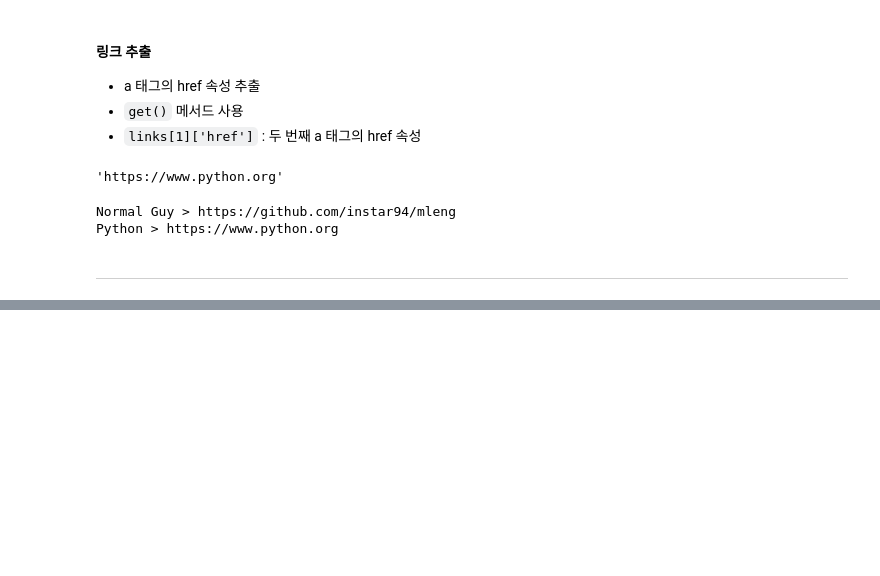
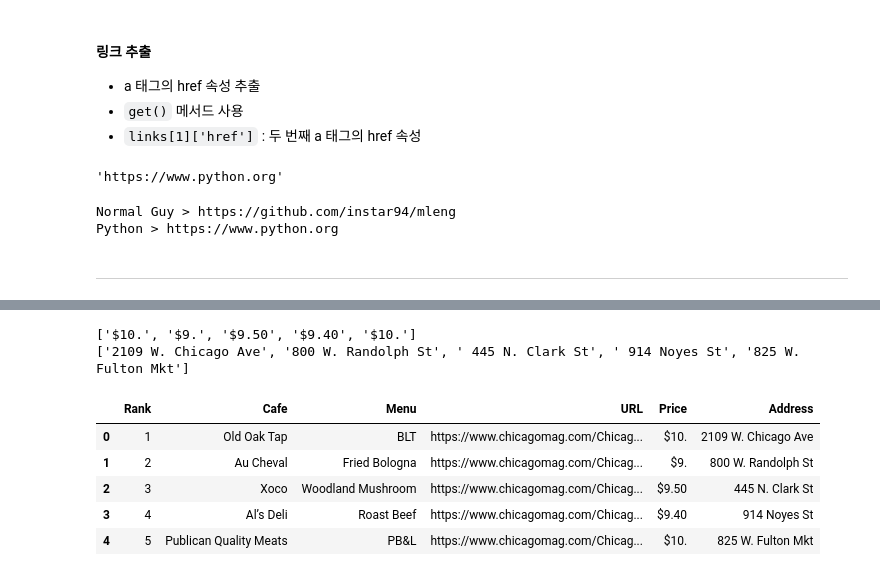
Before and after one commit to instar94/ml_tutorial, a Jupyter notebook: 04.EDA/ds_study/code/03.Web_Data/03.Web_Data.ipynb, the cells around one changed output, grey strips where cells are left out. Drawn from its saved outputs; the diff is of its cells as text; code cells hidden in the pictures; blank space fills up the shorter version.

Commit message:
2025-06-06 BeautifulSoup을 통한 데이터 수집

```diff
--- a/04.EDA/ds_study/code/03.Web_Data/03.Web_Data.ipynb
+++ b/04.EDA/ds_study/code/03.Web_Data/03.Web_Data.ipynb
@@ -284,0 +786,9 @@ Python > https://www.python.org
+# %%
+import re
+### 정규표현식으로 구분자로 데이터 분리
+price_tmp=re.split(".,",price_tmp)[0]
+
+### 정규표현식으로 데이터 서치
+tmp=re.search("(\$\d+\.(\d+)?)", price_tmp).group()
+### 주소 가져오기 : 가격 위치 + 2부터 쭉
+price_tmp[len(tmp) + 2:]
@@ -284,0 +815,15 @@ Python > https://www.python.org
+# %%
+### 파이썬스럽게 바꾸기
+### for 문을 통해 데이터를 받음
+price=[]
+addr = []
+for i,r in df[:3].iterrows():
+    req = Request(r["URL"], headers={"User-Agent": UserAgent().chrome})
+    html = urlopen(req).read()
+    soup_tmp = BeautifulSoup(html, "html.parser")
+    gettings =soup_tmp.find("p","addy").text
+    price_tmp = re.split(".,",gettings)[0]
+    tmp = re.search("(\$\d+\.(\d+)?)", price_tmp).group()
+    price.append(tmp)
+    addr.append(price_tmp[len(tmp) + 2:])
+    print(i)
@@ -284,0 +837,17 @@ Python > https://www.python.org
+# %%
+from tqdm import tqdm
+
+### 파이썬스럽게 바꾸기
+### for 문을 통해 데이터를 받음
+price=[]
+addr = []
+for i,r in tqdm(df.iterrows()):
+    req = Request(r["URL"], headers={"User-Agent": UserAgent().chrome})
+    html = urlopen(req).read()
+    soup_tmp = BeautifulSoup(html, "html.parser")
+    gettings =soup_tmp.find("p","addy").text
+    price_tmp = re.split(".,",gettings)[0]
+    tmp = re.search("(\$\d+\.(\d+)?)", price_tmp).group()
+    price.append(tmp)
+    addr.append(price_tmp[len(tmp) + 2:])
+    print(i)
@@ -284,0 +872,17 @@ Python > https://www.python.org
+# %%
+print(price[:5])
+print(addr[:5])
+# %% [output]
+['$10.', '$9.', '$9.50', '$9.40', '$10.']
+['2109 W. Chicago Ave', '800 W. Randolph St', ' 445 N. Clark St', ' 914 Noyes St', '825 W. Fulton Mkt']
+# %%
+df["Price"] = price
+df["Address"] = addr
+df.head()
+# %% [output]
+|  | Rank | Cafe | Menu | URL | Price | Address |
+| 0 | 1 | Old Oak Tap | BLT | https://www.chicagomag.com/Chicag... | $10. | 2109 W. Chicago Ave |
+| 1 | 2 | Au Cheval | Fried Bologna | https://www.chicagomag.com/Chicag... | $9. | 800 W. Randolph St |
+| 2 | 3 | Xoco | Woodland Mushroom | https://www.chicagomag.com/Chicag... | $9.50 | 445 N. Clark St |
+| 3 | 4 | Al’s Deli | Roast Beef | https://www.chicagomag.com/Chicag... | $9.40 | 914 Noyes St |
+| 4 | 5 | Publican Quality Meats | PB&L | https://www.chicagomag.com/Chicag... | $10. | 825 W. Fulton Mkt |
```
Also changed, not shown: parts of 63 cells of this notebook, 4 other files.
